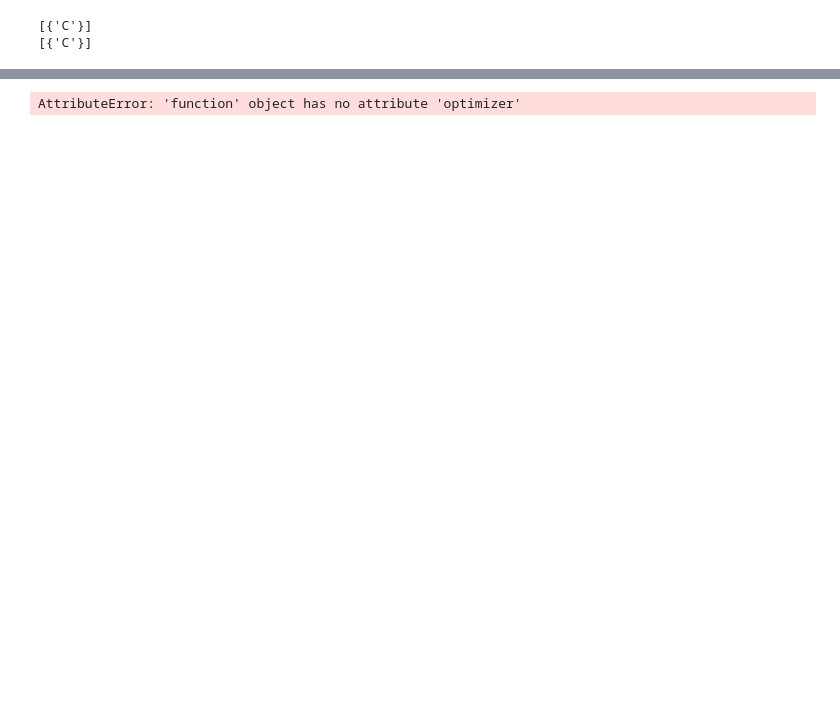
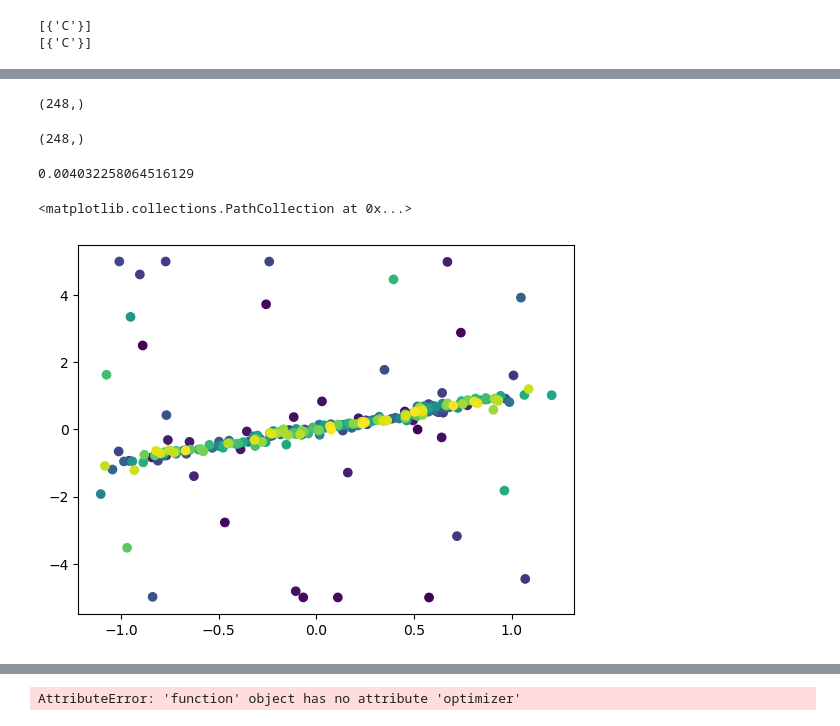
Before and after one commit to VahanArsenian/POMPSBO, a Jupyter notebook: notebooks/POMPS generation.ipynb, the cells around one changed output, grey strips where cells are left out. Drawn from its saved outputs; the diff is of its cells as text; code cells hidden in the pictures; blank space fills up the shorter version.

```diff
--- a/notebooks/POMPS generation.ipynb
+++ b/notebooks/POMPS generation.ipynb
@@ -57,7 +58,7 @@ aspirin_graph = fcm.induced_graph()
 ccg = ContextualCausalGraph(edges=aspirin_graph, interventional_variables={"X1", "X2"},
                       contextual_variables={"C", "X1"}, target='Y')
 ccg = MPSDAGController.simplify(ccg)
-space = [RealDomain("X1", -5, 5), RealDomain("X2", -5, 5), RealDomain("C", -5, 5)]
+space = [RealDomain("X1", -2, 2), RealDomain("X2", -2, 2), RealDomain("C", -2, 2)]
 gpf = GPFunctorFactory(space)
 # %%
 ccg.interventional_variables, ccg.contextual_variables, ccg.uc_variables
@@ -138,7 +145,7 @@ for idx, (graph, mps) in enumerate(graph_under_mps):
     else:
         policy = PolicyFCM.mps_to_gp_policy(mps, gpf)
     fcm_m = PolicyFCM.fcm_with_policy(fcm, policy)
-    pomps_active[idx] = (fcm_m, policy)
+    pomps_active[idx] = (fcm_m, list(policy)[0], mps)
 # %% [output]
 [{'C'}]
 [{'C'}]
@@ -158,3 +158,19 @@ pomps_active
 # else:
 #     policy = PolicyFCM.mps_to_gp_policy(mps, gpf)
 # fcm_m = PolicyFCM.fcm_with_policy(fcm, policy)
+# %%
+ def not_dominated(a, b):
+        return (np.asarray(a) <= b).any()
+# %%
+X = np.random.randn(1000,2)
+def not_dominated(a, b):
+    return (np.asarray(a) >= b).any()
+
+def pareto_optimals(X):
+    from scipy.spatial.distance import cdist
+
+    X = cdist(X, X, metric=not_dominated).astype(np.bool)
+    non_dominated = np.where(X.all(axis=1))[0]
+    return non_dominated
+
+pareto_optimals(X)
@@ -190,0 +306,17 @@ KeyboardInterrupt
+# %%
+np.array(results["arg_C"])[np.array(results["trial_id"])== 0].shape
+# %% [output]
+(248,)
+# %%
+ np.array(results["int_X2"]).shape
+# %% [output]
+(248,)
+# %%
+1/len(np.array(results["arg_C"])[np.array(results["trial_id"])== 0])
+# %% [output]
+0.004032258064516129
+# %%
+plt.scatter(np.array(results["arg_C"])[np.array(results["trial_id"])== 0], np.array(results["int_X2"]), c=np.arange(0,1,1/len(np.array(results["arg_C"])[np.array(results["trial_id"])== 0])))
+# %% [output]
+<matplotlib.collections.PathCollection at 0x...>
+[figure, added]
```
Also changed, not shown: parts of 21 cells of this notebook, 2 other files.
